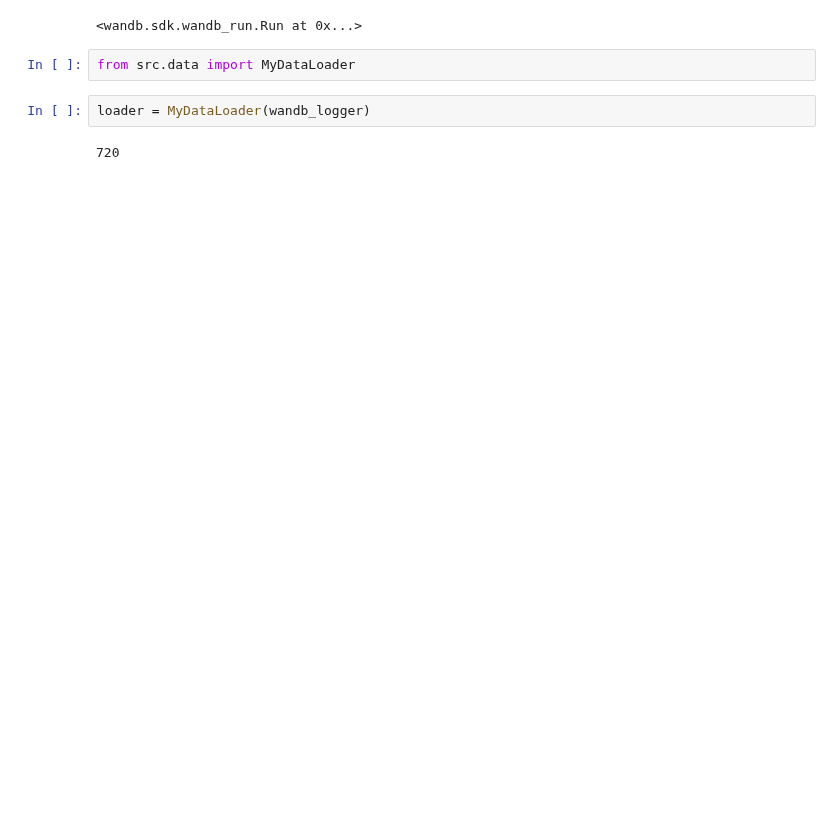
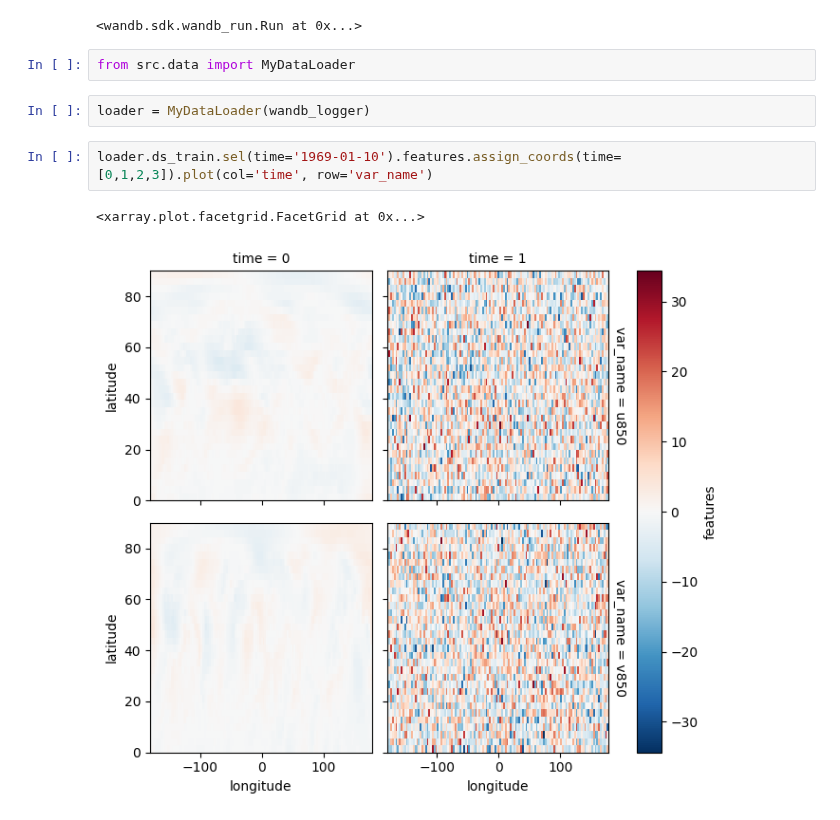
Before and after one commit to rguilcas/predict_rain_norway, a Jupyter notebook: clean_stuff/test.ipynb, the cells around one changed output. Cells and saved outputs as stored; diff of their text form; blank space fills up the shorter version.

```diff
--- a/clean_stuff/test.ipynb
+++ b/clean_stuff/test.ipynb
@@ -45,8 +47,10 @@ from src.data import MyDataLoader
 # %%
 loader = MyDataLoader(wandb_logger)
 # %%
+loader.ds_train.sel(time='1969-01-10').features.assign_coords(time=[0,1,2,3]).plot(col='time', row='var_name')
 # %% [output]
-720
+<xarray.plot.facetgrid.FacetGrid at 0x...>
+[figure, added]
 # %%
 wandb.finish()
 # %% [output]
```
Also changed, not shown: parts of 6 cells of this notebook, 2 other files.
